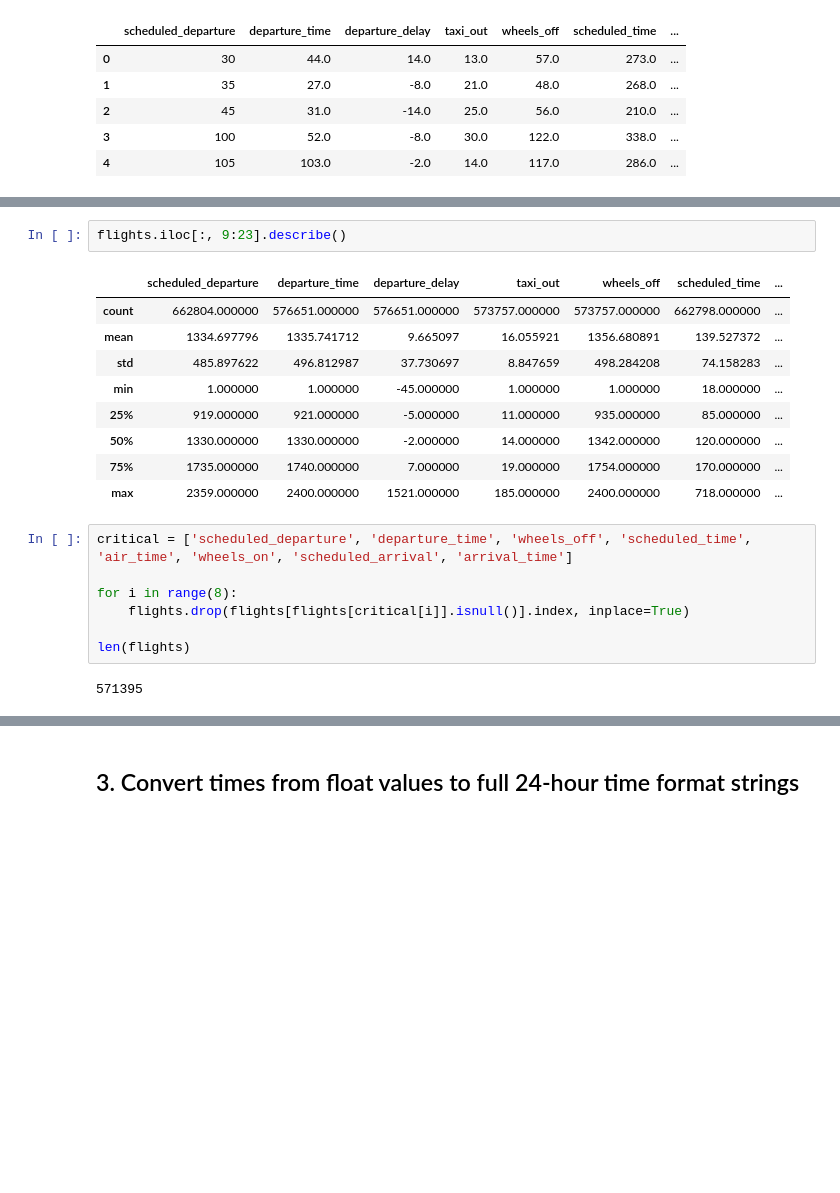
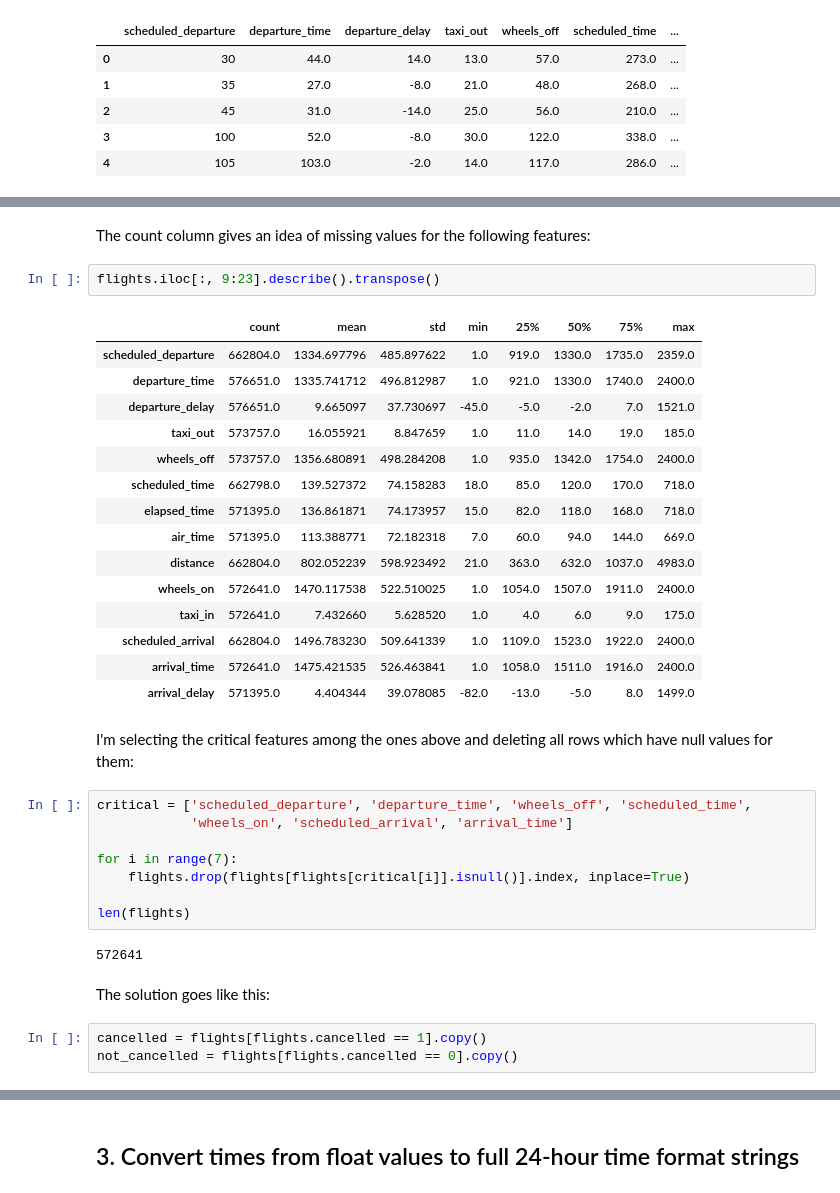
Before and after one commit to aleph314/K2, a Jupyter notebook: Getting and Cleaning Data/cleaning_exercises_all-regular.ipynb, the cells around one changed output, grey strips where cells are left out. Drawn from its saved outputs; the diff is of its cells as text; blank space fills up the shorter version.

Commit message:
Reviewed solutions of data cleaning exercises, added statistical inference exercises notebook

```diff
--- a/Getting and Cleaning Data/cleaning_exercises_all-regular.ipynb
+++ b/Getting and Cleaning Data/cleaning_exercises_all-regular.ipynb
@@ -125,24 +127,40 @@ flights.iloc[0:5, 9:23]
 1. AIRLINE_DELAY: ?
 1. LATE_AIRCRAFT_DELAY: ?
 1. WEATHER_DELAY: ?
+# %% [markdown]
+The count column gives an idea of missing values for the following features:
 # %%
-flights.iloc[:, 9:23].describe()
+flights.iloc[:, 9:23].describe().transpose()
 # %% [output]
-|  | scheduled_departure | departure_time | departure_delay | taxi_out | wheels_off | scheduled_time | ... |
-| count | 662804.000000 | 576651.000000 | 576651.000000 | 573757.000000 | 573757.000000 | 662798.000000 | ... |
-| mean | 1334.697796 | 1335.741712 | 9.665097 | 16.055921 | 1356.680891 | 139.527372 | ... |
-| std | 485.897622 | 496.812987 | 37.730697 | 8.847659 | 498.284208 | 74.158283 | ... |
-| min | 1.000000 | 1.000000 | -45.000000 | 1.000000 | 1.000000 | 18.000000 | ... |
-| 25% | 919.000000 | 921.000000 | -5.000000 | 11.000000 | 935.000000 | 85.000000 | ... |
-| 50% | 1330.000000 | 1330.000000 | -2.000000 | 14.000000 | 1342.000000 | 120.000000 | ... |
-| 75% | 1735.000000 | 1740.000000 | 7.000000 | 19.000000 | 1754.000000 | 170.000000 | ... |
-| max | 2359.000000 | 2400.000000 | 1521.000000 | 185.000000 | 2400.000000 | 718.000000 | ... |
+|  | count | mean | std | min | 25% | 50% | 75% | max |
+| scheduled_departure | 662804.0 | 1334.697796 | 485.897622 | 1.0 | 919.0 | 1330.0 | 1735.0 | 2359.0 |
+| departure_time | 576651.0 | 1335.741712 | 496.812987 | 1.0 | 921.0 | 1330.0 | 1740.0 | 2400.0 |
+| departure_delay | 576651.0 | 9.665097 | 37.730697 | -45.0 | -5.0 | -2.0 | 7.0 | 1521.0 |
+| taxi_out | 573757.0 | 16.055921 | 8.847659 | 1.0 | 11.0 | 14.0 | 19.0 | 185.0 |
+| wheels_off | 573757.0 | 1356.680891 | 498.284208 | 1.0 | 935.0 | 1342.0 | 1754.0 | 2400.0 |
+| scheduled_time | 662798.0 | 139.527372 | 74.158283 | 18.0 | 85.0 | 120.0 | 170.0 | 718.0 |
+| elapsed_time | 571395.0 | 136.861871 | 74.173957 | 15.0 | 82.0 | 118.0 | 168.0 | 718.0 |
+| air_time | 571395.0 | 113.388771 | 72.182318 | 7.0 | 60.0 | 94.0 | 144.0 | 669.0 |
+| distance | 662804.0 | 802.052239 | 598.923492 | 21.0 | 363.0 | 632.0 | 1037.0 | 4983.0 |
+| wheels_on | 572641.0 | 1470.117538 | 522.510025 | 1.0 | 1054.0 | 1507.0 | 1911.0 | 2400.0 |
+| taxi_in | 572641.0 | 7.432660 | 5.628520 | 1.0 | 4.0 | 6.0 | 9.0 | 175.0 |
+| scheduled_arrival | 662804.0 | 1496.783230 | 509.641339 | 1.0 | 1109.0 | 1523.0 | 1922.0 | 2400.0 |
+| arrival_time | 572641.0 | 1475.421535 | 526.463841 | 1.0 | 1058.0 | 1511.0 | 1916.0 | 2400.0 |
+| arrival_delay | 571395.0 | 4.404344 | 39.078085 | -82.0 | -13.0 | -5.0 | 8.0 | 1499.0 |
+# %% [markdown]
+I'm selecting the critical features among the ones above and deleting all rows which have null values for them:
 # %%
-critical = ['scheduled_departure', 'departure_time', 'wheels_off', 'scheduled_time', 'air_time', 'wheels_on', 'scheduled_arrival', 'arrival_time']
+critical = ['scheduled_departure', 'departure_time', 'wheels_off', 'scheduled_time',
+            'wheels_on', 'scheduled_arrival', 'arrival_time']
 
-for i in range(8):
+for i in range(7):
     flights.drop(flights[flights[critical[i]].isnull()].index, inplace=True)
 
 len(flights)
 # %% [output]
-571395
+572641
+# %% [markdown]
+The solution goes like this:
+# %%
+cancelled = flights[flights.cancelled == 1].copy()
+not_cancelled = flights[flights.cancelled == 0].copy()
```
Also changed, not shown: parts of 24 cells of this notebook, 3 other files.
